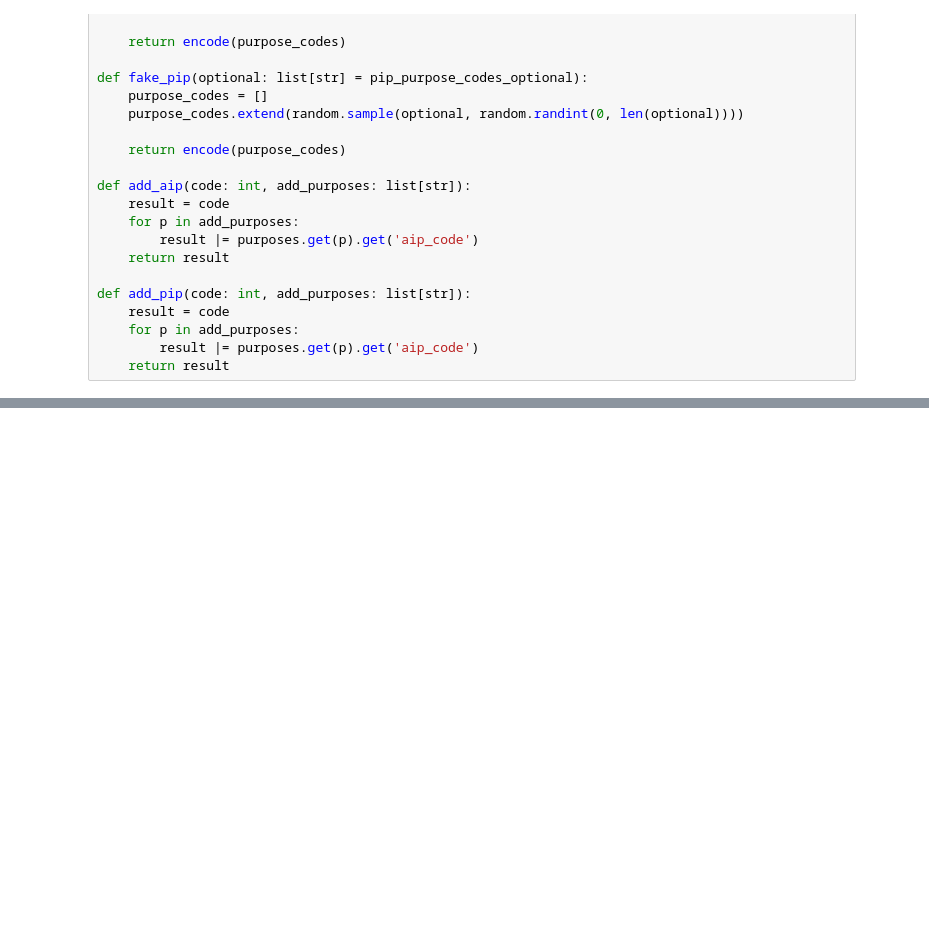
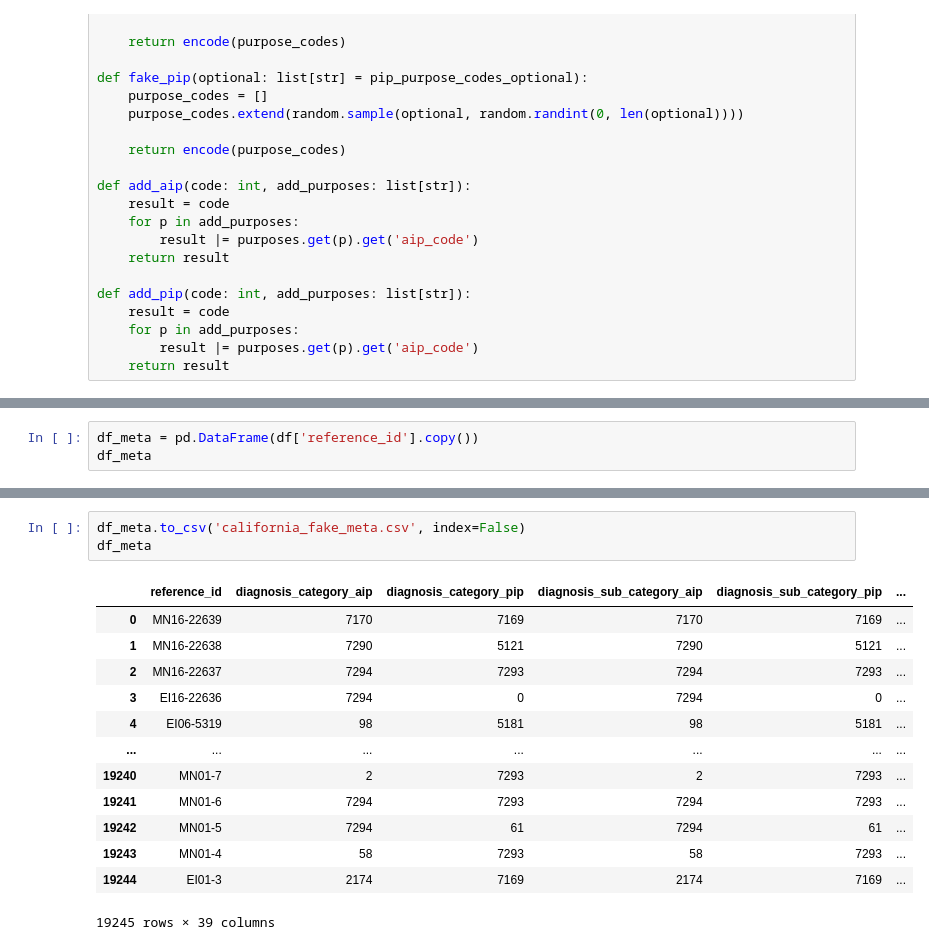
Before and after one commit to bodejan/ChatPBAC, a Jupyter notebook: ex_ante/dataset.ipynb, the cells around one changed output, grey strips where cells are left out. Cells and saved outputs as stored; diff of their text form; blank space fills up the shorter version.

Commit message:
fake data with cell-level pbac

```diff
--- a/ex_ante/dataset.ipynb
+++ b/ex_ante/dataset.ipynb
@@ -321,0 +310,3 @@ Index(['reference_id', 'report_year', 'diagnosis_category',
+# %%
+df_meta = pd.DataFrame(df['reference_id'].copy())
+df_meta
@@ -399,0 +404,17 @@ df.to_csv('california_fake.csv', index=False)
+# %%
+df_meta.to_csv('california_fake_meta.csv', index=False)
+df_meta
+# %% [output]
+|  | reference_id | diagnosis_category_aip | diagnosis_category_pip | diagnosis_sub_category_aip | diagnosis_sub_category_pip | ... |
+| 0 | MN16-22639 | 7170 | 7169 | 7170 | 7169 | ... |
+| 1 | MN16-22638 | 7290 | 5121 | 7290 | 5121 | ... |
+| 2 | MN16-22637 | 7294 | 7293 | 7294 | 7293 | ... |
+| 3 | EI16-22636 | 7294 | 0 | 7294 | 0 | ... |
+| 4 | EI06-5319 | 98 | 5181 | 98 | 5181 | ... |
+| ... | ... | ... | ... | ... | ... | ... |
+| 19240 | MN01-7 | 2 | 7293 | 2 | 7293 | ... |
+| 19241 | MN01-6 | 7294 | 7293 | 7294 | 7293 | ... |
+| 19242 | MN01-5 | 7294 | 61 | 7294 | 61 | ... |
+| 19243 | MN01-4 | 58 | 7293 | 58 | 7293 | ... |
+| 19244 | EI01-3 | 2174 | 7169 | 2174 | 7169 | ... |
+19245 rows × 39 columns
```
Also changed, not shown: parts of 5 cells of this notebook, 16 other files.
